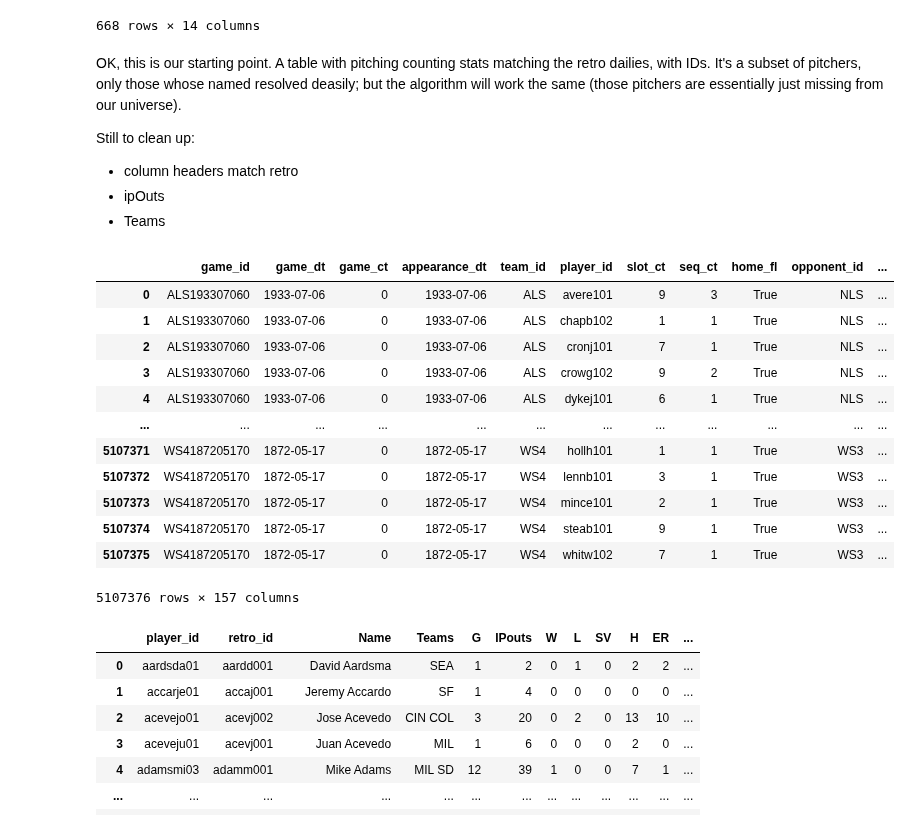
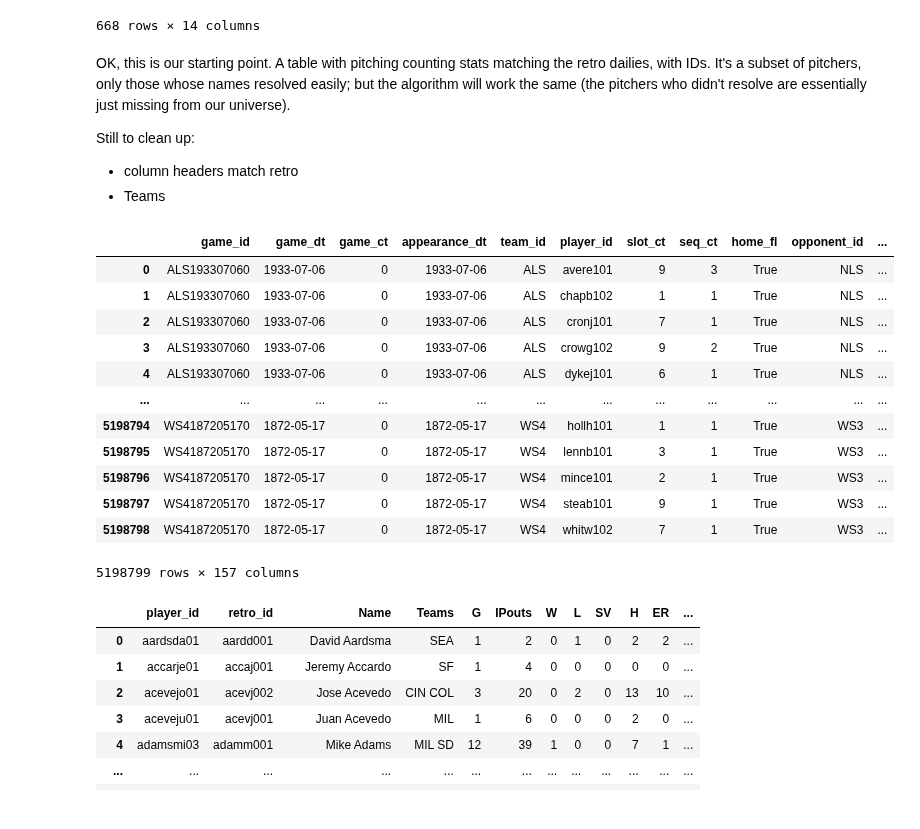
Before and after one commit to sdvinay/baseball_sql, a Jupyter notebook: pandas/reconstruct_hardball_passport_data.ipynb, the cells around one changed output. Cells and saved outputs as stored; diff of their text form; code cells hidden in the pictures.

```diff
--- a/pandas/reconstruct_hardball_passport_data.ipynb
+++ b/pandas/reconstruct_hardball_passport_data.ipynb
@@ -210,30 +211,33 @@ pit_stats
 668 rows × 14 columns
 # %% [markdown]
 OK, this is our starting point.  A table with pitching counting stats matching the retro dailies,
-with IDs.  It's a subset of pitchers, only those whose named resolved deasily; but the algorithm
-will work the same (those pitchers are essentially just missing from our universe).
+with IDs.  It's a subset of pitchers, only those whose names resolved easily; but the algorithm
+will work the same (the pitchers who didn't resolve are essentially just missing from our universe).
 
 Still to clean up:
 * column headers match retro
-* ipOuts
 * Teams
 # %%
-df_dailies = pd.read_parquet('../data/mine/daily.parquet')
+import boxball_loader as bbl
+
+df_dailies = bbl.load_dailies(game_types=bbl.GameType.ALL)
+
+#df_dailies = pd.read_parquet('../data/mine/daily.parquet')
 df_dailies
 # %% [output]
 |  | game_id | game_dt | game_ct | appearance_dt | team_id | player_id | slot_ct | seq_ct | home_fl | opponent_id | ... |
 | 0 | ALS193307060 | 1933-07-06 | 0 | 1933-07-06 | ALS | avere101 | 9 | 3 | True | NLS | ... |
 | 1 | ALS193307060 | 1933-07-06 | 0 | 1933-07-06 | ALS | chapb102 | 1 | 1 | True | NLS | ... |
 | 2 | ALS193307060 | 1933-07-06 | 0 | 1933-07-06 | ALS | cronj101 | 7 | 1 | True | NLS | ... |
 | 3 | ALS193307060 | 1933-07-06 | 0 | 1933-07-06 | ALS | crowg102 | 9 | 2 | True | NLS | ... |
 | 4 | ALS193307060 | 1933-07-06 | 0 | 1933-07-06 | ALS | dykej101 | 6 | 1 | True | NLS | ... |
 | ... | ... | ... | ... | ... | ... | ... | ... | ... | ... | ... | ... |
-| 5107371 | WS4187205170 | 1872-05-17 | 0 | 1872-05-17 | WS4 | hollh101 | 1 | 1 | True | WS3 | ... |
-| 5107372 | WS4187205170 | 1872-05-17 | 0 | 1872-05-17 | WS4 | lennb101 | 3 | 1 | True | WS3 | ... |
-| 5107373 | WS4187205170 | 1872-05-17 | 0 | 1872-05-17 | WS4 | mince101 | 2 | 1 | True | WS3 | ... |
-| 5107374 | WS4187205170 | 1872-05-17 | 0 | 1872-05-17 | WS4 | steab101 | 9 | 1 | True | WS3 | ... |
-| 5107375 | WS4187205170 | 1872-05-17 | 0 | 1872-05-17 | WS4 | whitw102 | 7 | 1 | True | WS3 | ... |
+| 5198794 | WS4187205170 | 1872-05-17 | 0 | 1872-05-17 | WS4 | hollh101 | 1 | 1 | True | WS3 | ... |
+| 5198795 | WS4187205170 | 1872-05-17 | 0 | 1872-05-17 | WS4 | lennb101 | 3 | 1 | True | WS3 | ... |
+| 5198796 | WS4187205170 | 1872-05-17 | 0 | 1872-05-17 | WS4 | mince101 | 2 | 1 | True | WS3 | ... |
+| 5198797 | WS4187205170 | 1872-05-17 | 0 | 1872-05-17 | WS4 | steab101 | 9 | 1 | True | WS3 | ... |
+| 5198798 | WS4187205170 | 1872-05-17 | 0 | 1872-05-17 | WS4 | whitw102 | 7 | 1 | True | WS3 | ... |
-5107376 rows × 157 columns
+5198799 rows × 157 columns
 # %%
 pit_stats
 # %% [output]
```
Also changed, not shown: parts of 37 cells of this notebook.
